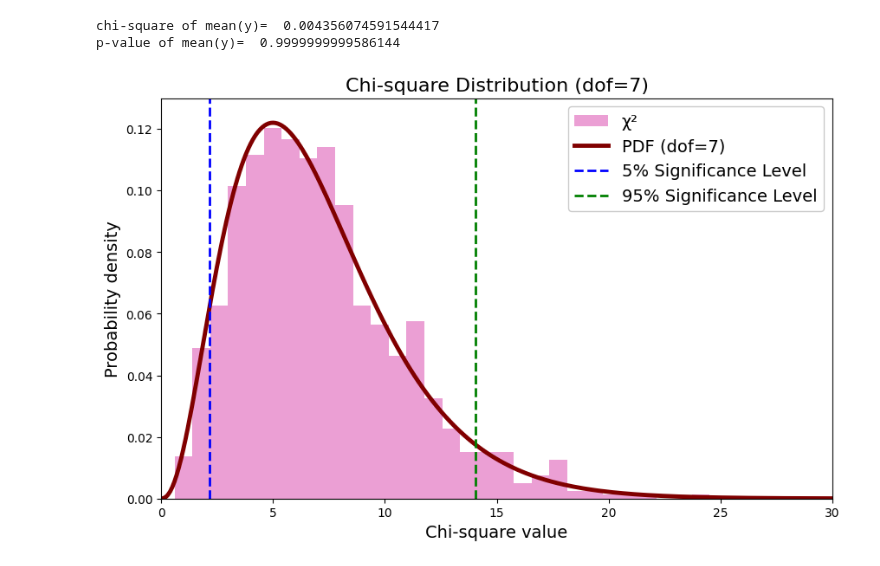
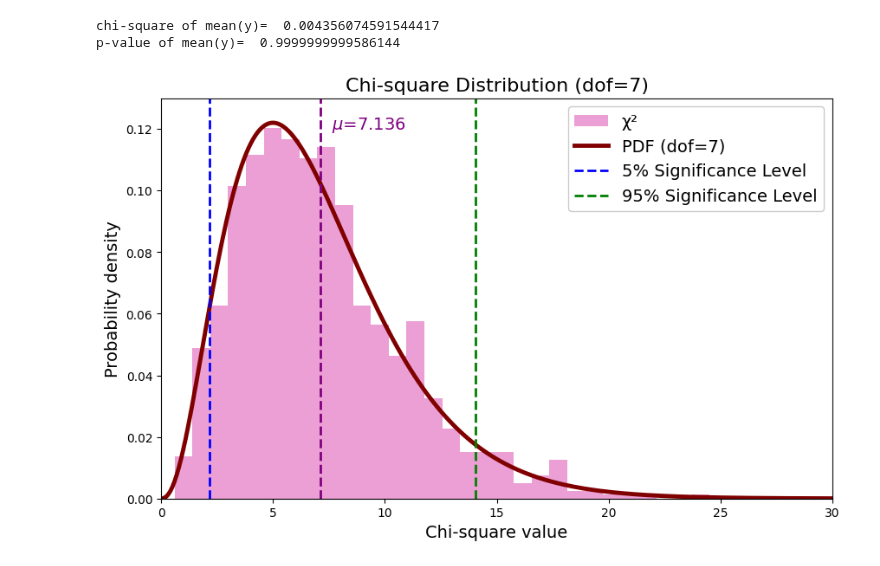
Before and after one commit to hyp0515/exp_phy_ii, a Jupyter notebook: may13/practice_2.ipynb, the cells around one changed output. Cells and saved outputs as stored; diff of their text form; code cells hidden in the pictures.

```diff
--- a/may13/practice_2.ipynb
+++ b/may13/practice_2.ipynb
@@ -144,31 +144,36 @@ p-value of mean(y)=  0.9999999999586144
 # %%
 # Calculate the 5% and 95% significance levels
 significance_5 = chi2.ppf(0.05, df=7)
 significance_95 = chi2.ppf(0.95, df=7)
 
 # Plot the histogram with significance levels
 plt.figure(figsize=(10, 6))
 
 plt.hist(chi2_values, bins=30, density=True, alpha=0.7, label='χ²', color='C6', histtype='stepfilled')
 
 x_chi = np.linspace(0, 50, 500)
 plt.plot(x_chi, chi2.pdf(x_chi, df=7), linestyle='-', color='maroon', label='PDF (dof=7)', linewidth=3.5)
 
 # Mark the mean chi-square value
 # plt.plot([mean_chi2, mean_chi2], [0, 0.2], linestyle='--', color="purple", lw=2, label='Mean χ²')
 # plt.text(mean_chi2 + 0.5, 0.11, f'$\mu$={mean_chi2:.3f}\n$p$={p_value:.3f}', fontsize=14, color='purple')
 
 # Mark the 5% and 95% significance levels
 plt.axvline(significance_5, color='blue', linestyle='--', linewidth=2, label='5% Significance Level')
 plt.axvline(significance_95, color='green', linestyle='--', linewidth=2, label='95% Significance Level')
+plt.plot([np.mean(chi2_values), np.mean(chi2_values)], [0, 0.2], linestyle='--',
+         color="purple", lw=2, label='__no_legend__')
+plt.text(np.mean(chi2_values)+0.5, 0.12, f'$\mu$={np.mean(chi2_values):.3f}',
+         fontsize=14, color='purple')
+
 
 plt.title('Chi-square Distribution (dof=7)', fontsize=16)
 plt.xlabel('Chi-square value', fontsize=14)
 plt.ylabel('Probability density', fontsize=14)
 plt.xlim(left=0, right=30)
 plt.ylim(bottom=0, top=0.13)
 plt.legend(fontsize=14, framealpha=1)
 plt.savefig("output2_4.pdf", transparent=True)
 plt.show()
 # %% [output]
-[figure, old version]
+[figure, new version]
```
Also changed, not shown: 4 other files.
